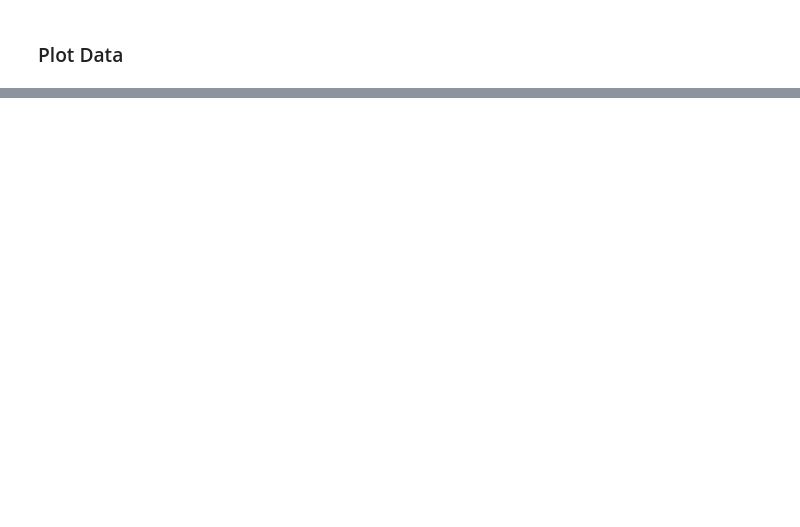
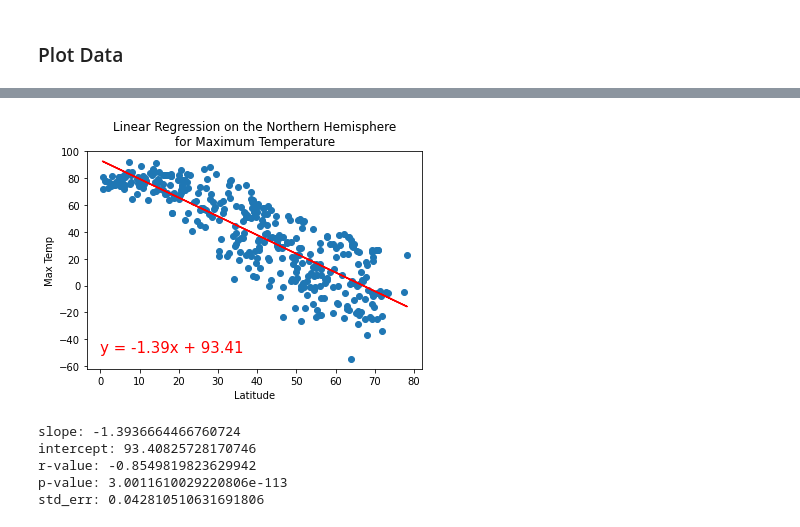
Before and after one commit to DavidGGonzalez/World_Weather_Analysis, a Jupyter notebook: WeatherPy.ipynb, the cells around one changed output, grey strips where cells are left out. Drawn from its saved outputs; the diff is of its cells as text; code cells hidden in the pictures; blank space fills up the shorter version.

```diff
--- a/WeatherPy.ipynb
+++ b/WeatherPy.ipynb
@@ -342,0 +463,18 @@ plt.show()
+# %%
+# Let's create a new dataframe for the Northern and Southern Hemispheres
+northern_hemi_df = city_data_df.loc[(city_data_df["Lat"]) >= 0]
+southern_hemi_df = city_data_df.loc[(city_data_df["Lat"]) < 0]
+# %%
+# Create a Linear regression for the Northern Hemisphere
+x_values = northern_hemi_df["Lat"]
+y_values = northern_hemi_df["Max Temp"]
+
+# Call the function that plots the values
+plot_linear_regression(x_values,y_values,f'Linear Regression on the Northern Hemisphere\nfor Maximum Temperature','Max Temp',(0,-50))
+# %% [output]
+[figure, added]
+slope: -1.3936664466760724
+intercept: 93.40825728170746
+r-value: -0.8549819823629942
+p-value: 3.0011610029220806e-113
+std_err: 0.042810510631691806
```
Also changed, not shown: parts of 21 cells of this notebook, 1 other file.
